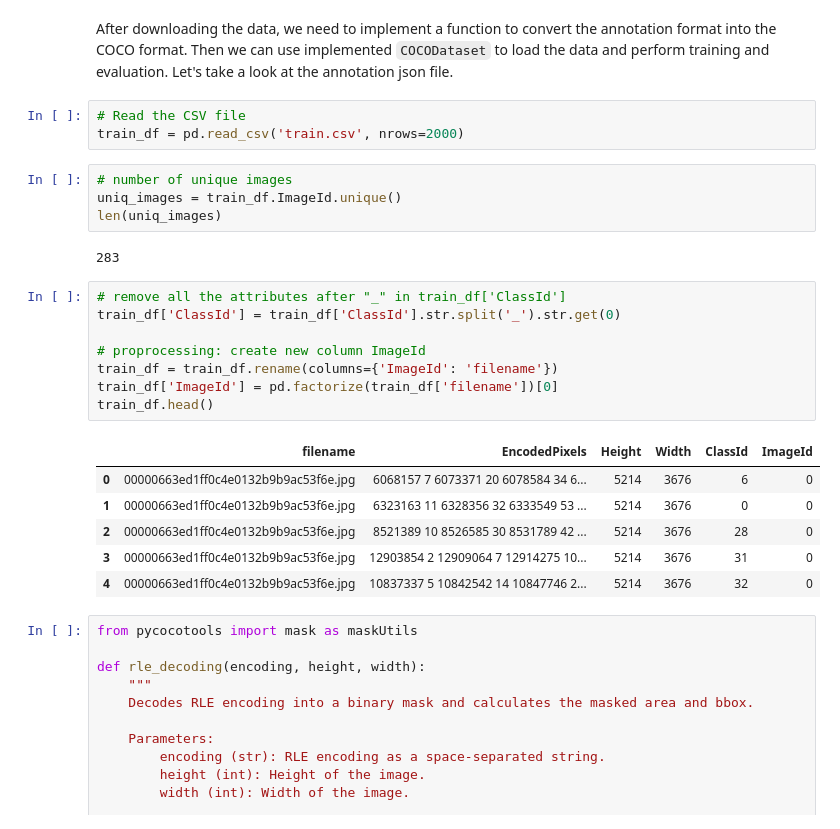
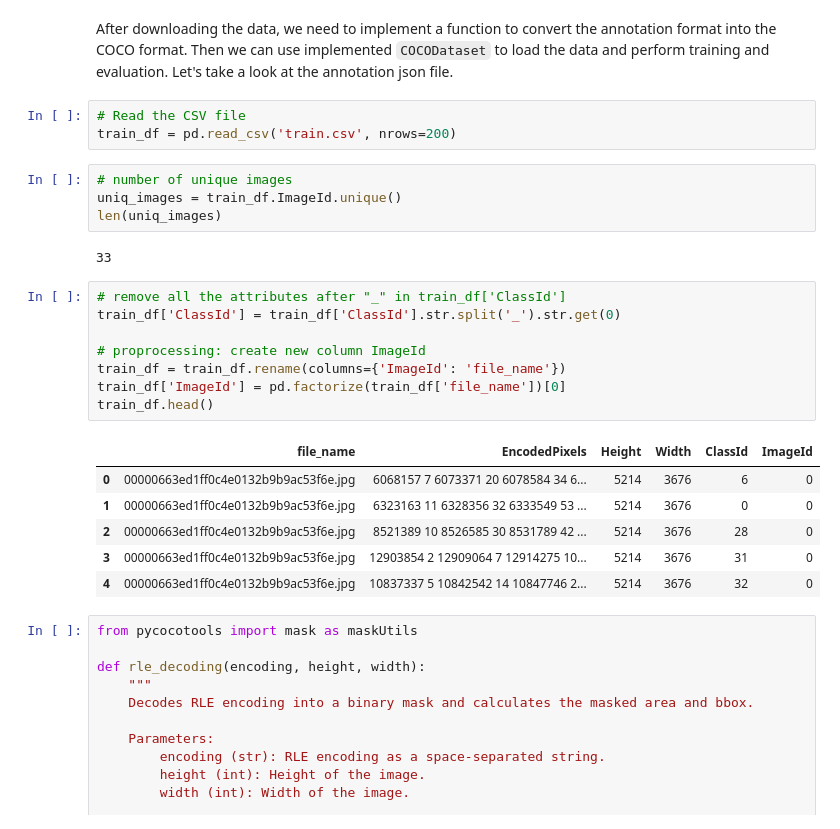
Before and after one commit to chloeleehn/imaterialist_checkpoint, a Jupyter notebook: MMDet_InstanceSeg_Tutorial.ipynb, the cells around one changed output. Cells and saved outputs as stored; diff of their text form.

Commit message:
train using coco_base200

```diff
--- a/MMDet_InstanceSeg_Tutorial.ipynb
+++ b/MMDet_InstanceSeg_Tutorial.ipynb
@@ -232,23 +235,23 @@ After downloading the data, we need to implement a function to convert the annot
 Let's take a look at the annotation json file.
 # %%
 # Read the CSV file
-train_df = pd.read_csv('train.csv', nrows=2000)
+train_df = pd.read_csv('train.csv', nrows=200)
 # %%
 # number of unique images
 uniq_images = train_df.ImageId.unique()
 len(uniq_images)
 # %% [output]
-283
+33
 # %%
 # remove all the attributes after "_" in train_df['ClassId']
 train_df['ClassId'] = train_df['ClassId'].str.split('_').str.get(0)
 
 # proprocessing: create new column ImageId
-train_df = train_df.rename(columns={'ImageId': 'filename'})
-train_df['ImageId'] = pd.factorize(train_df['filename'])[0]
+train_df = train_df.rename(columns={'ImageId': 'file_name'})
+train_df['ImageId'] = pd.factorize(train_df['file_name'])[0]
 train_df.head()
 # %% [output]
-|  | filename | EncodedPixels | Height | Width | ClassId | ImageId |
+|  | file_name | EncodedPixels | Height | Width | ClassId | ImageId |
 | 0 | 00000663ed1ff0c4e0132b9b9ac53f6e.jpg | 6068157 7 6073371 20 6078584 34 6... | 5214 | 3676 | 6 | 0 |
 | 1 | 00000663ed1ff0c4e0132b9b9ac53f6e.jpg | 6323163 11 6328356 32 6333549 53 ... | 5214 | 3676 | 0 | 0 |
 | 2 | 00000663ed1ff0c4e0132b9b9ac53f6e.jpg | 8521389 10 8526585 30 8531789 42 ... | 5214 | 3676 | 28 | 0 |
```
Also changed, not shown: parts of 15 cells of this notebook.
